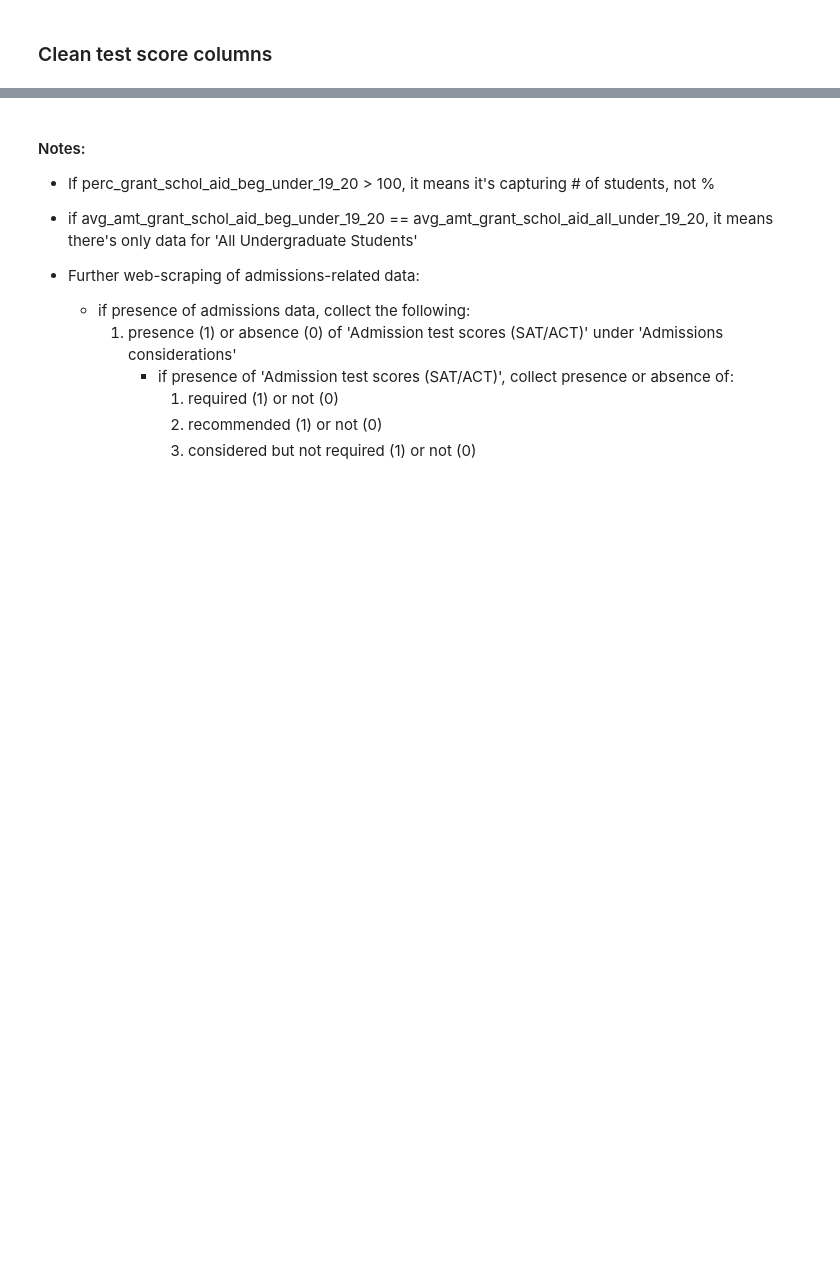
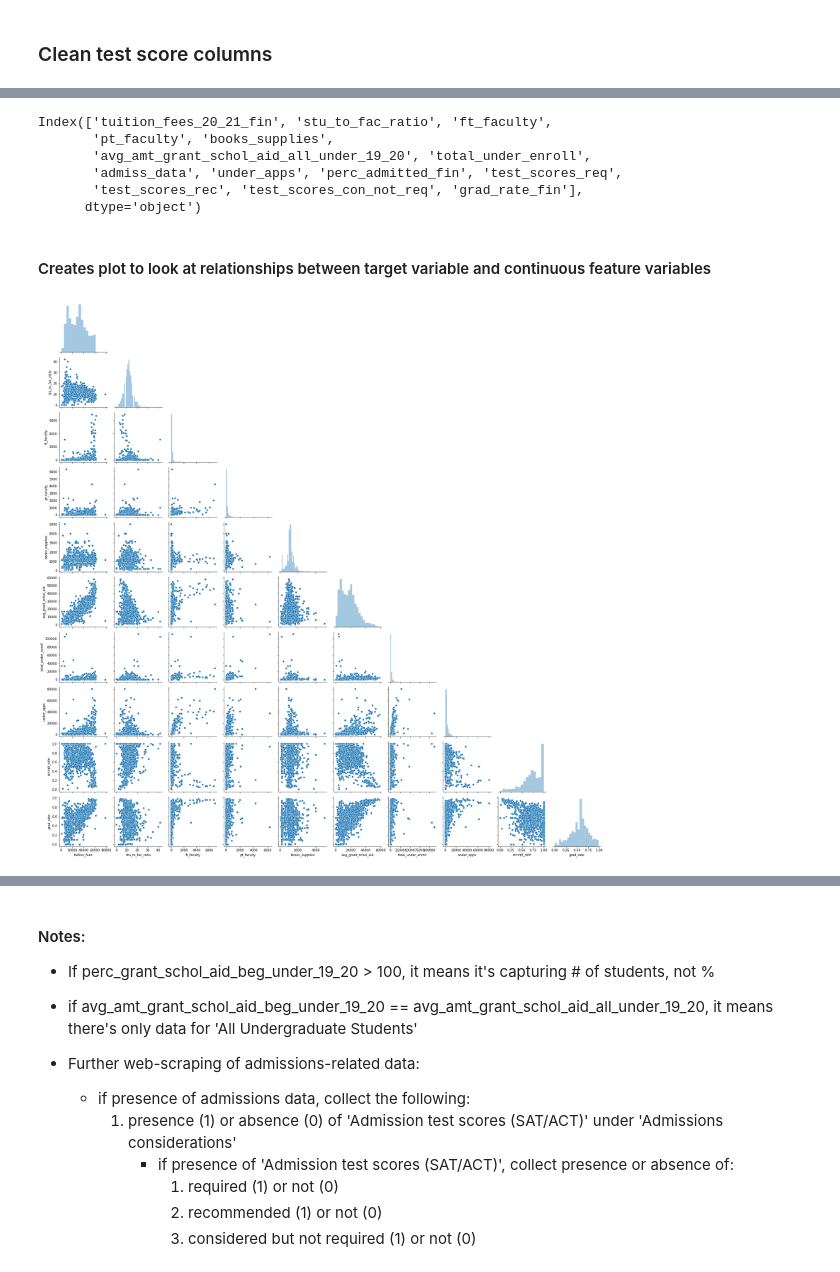
Before and after one commit to chloebs4590/Metis-NBM_Regression, a Jupyter notebook: eda_lr_project_code.ipynb, the cells around one changed output, grey strips where cells are left out. Drawn from its saved outputs; the diff is of its cells as text; code cells hidden in the pictures; blank space fills up the shorter version.

```diff
--- a/eda_lr_project_code.ipynb
+++ b/eda_lr_project_code.ipynb
@@ -814,2 +877,7 @@ memory usage: 454.8+ KB
+# %%
+schools_df.grad_rate.fillna(schools_df.grad_rate.median(), inplace=True)
+# %%
+# re-scale grad_rate so it's from 0-1 instead of 0-100
+schools_df['grad_rate_fin'] = schools_df['grad_rate'] / 100
 # %% [markdown]
 ### Clean test score columns
@@ -1009,0 +912,34 @@ avg_grant_schol_aid :            1
+# %%
+schools_df_rev = schools_df[['tuition_fees_20_21_fin','stu_to_fac_ratio','ft_faculty',
+                             'pt_faculty','books_supplies','avg_amt_grant_schol_aid_all_under_19_20',
+                             'total_under_enroll','admiss_data', 'under_apps','perc_admitted_fin',
+                             'test_scores_req','test_scores_rec','test_scores_con_not_req', 'grad_rate_fin']]
+# %%
+schools_df_rev.columns
+# %% [output]
+Index(['tuition_fees_20_21_fin', 'stu_to_fac_ratio', 'ft_faculty',
+       'pt_faculty', 'books_supplies',
+       'avg_amt_grant_schol_aid_all_under_19_20', 'total_under_enroll',
+       'admiss_data', 'under_apps', 'perc_admitted_fin', 'test_scores_req',
+       'test_scores_rec', 'test_scores_con_not_req', 'grad_rate_fin'],
+      dtype='object')
+# %%
+# rename some columns
+schools_df_rev.rename(columns={'tuition_fees_20_21_fin':'tuition_fees',
+                               'avg_amt_grant_schol_aid_all_under_19_20':'avg_grant_schol_aid',
+                              'perc_admitted_fin':'accept_rate',
+                              'grad_rate_fin':'grad_rate'},inplace=True)
+# %% [markdown]
+#### Creates plot to look at relationships between target variable and continuous feature variables
+# %%
+cont_variables = ['tuition_fees', 'stu_to_fac_ratio','ft_faculty',
+                  'pt_faculty','books_supplies',
+                  'avg_grant_schol_aid',
+                  'total_under_enroll','under_apps','accept_rate',
+                  'grad_rate']
+
+g = sns.PairGrid(schools_df_rev[cont_variables], diag_sharey=False, corner=True)
+g.map_lower(sns.scatterplot)
+g.map_diag(sns.distplot, kde=False);
+# %% [output]
+[figure, added]
```
Also changed, not shown: parts of 137 cells of this notebook.
